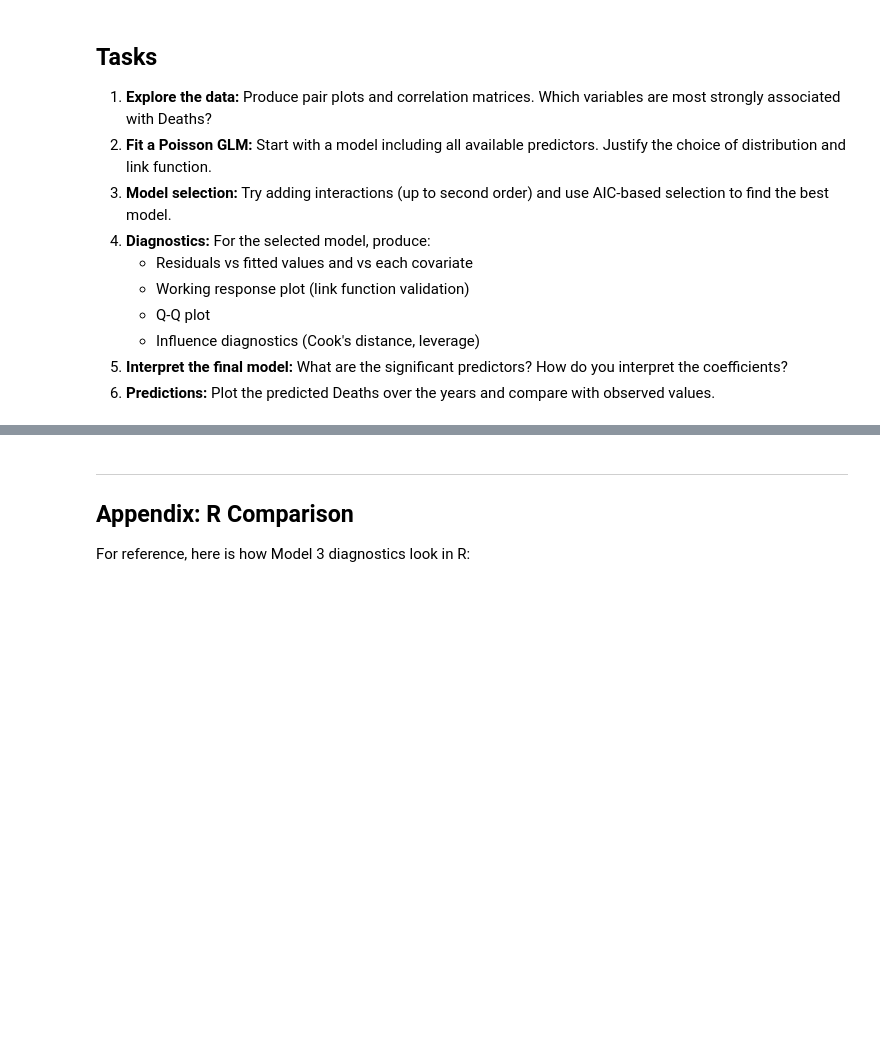
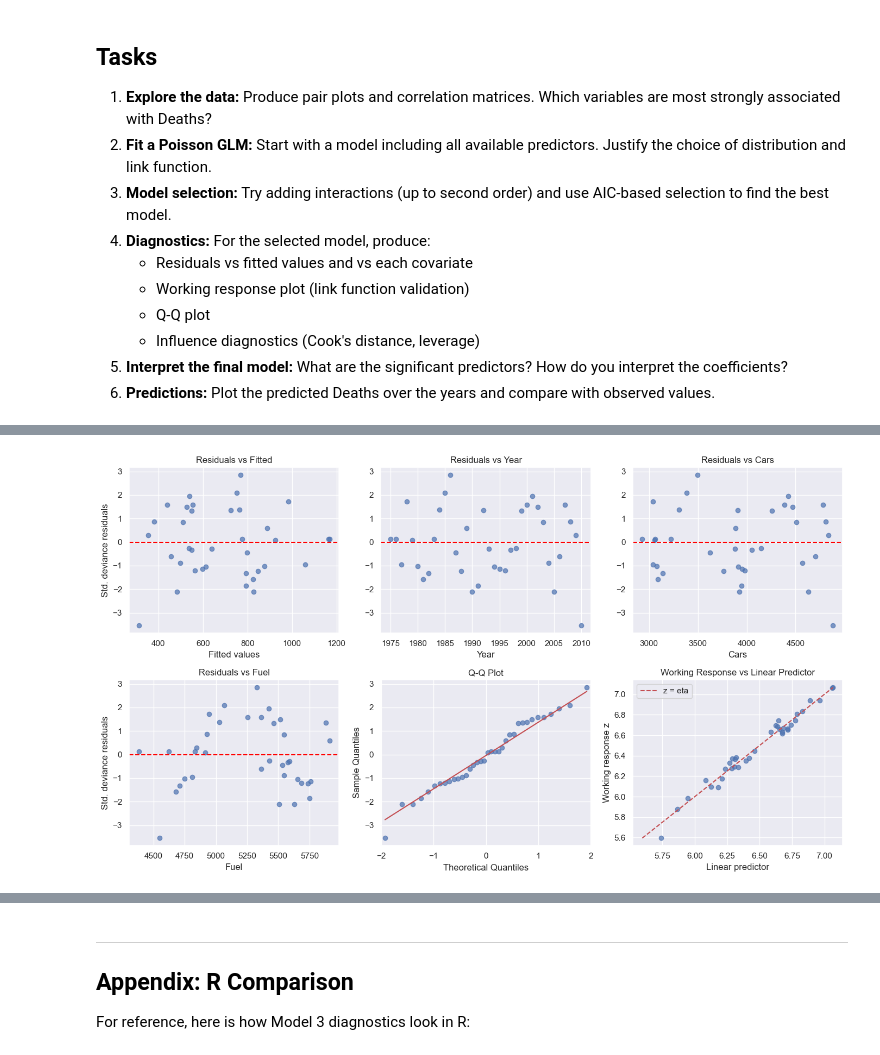
Before and after one commit to gulierus/ZLMA, a Jupyter notebook: 01ZLMA_ex05_GLM_model_diagnostics-2.ipynb, the cells around one changed output, grey strips where cells are left out. Saved outputs shown, nothing was run; the diff lists cells and outputs as text; code cells hidden in the pictures; blank space fills up the shorter version.

```diff
--- a/01ZLMA_ex05_GLM_model_diagnostics-2.ipynb
+++ b/01ZLMA_ex05_GLM_model_diagnostics-2.ipynb
@@ -1347,0 +1373,10 @@ plt.show()
+# %%
+# Your code here
+model1 = smf.glm(formula='Deaths ~ Year + Cars', data=cars, family=sm.families.Poisson(link=sm.families.links.Log())).fit()
+print(model1.summary())
+
+model2 = smf.glm(formula='Deaths ~ Year + Cars + Fuel', data=cars, family=sm.families.Poisson(link=sm.families.links.Log())).fit()
+print(model2.summary())
+
+model3 = smf.glm(formula='Deaths ~ Year + Cars + Fuel + Cars:Fuel', data=cars, family=sm.families.Poisson(link=sm.families.links.Log())).fit()
+print(model3.summary())
@@ -1347,0 +1409,70 @@ plt.show()
+# %%
+# Best model based on BIC — update best_model if needed
+best_model = model3
+
+fitted = best_model.fittedvalues
+influence = best_model.get_influence()
+hat = influence.hat_matrix_diag
+std_dev_resid = best_model.resid_deviance / np.sqrt(1 - hat)
+
+fig, axes = plt.subplots(2, 3, figsize=(14, 8))
+
+# Residuals vs Fitted
+axes[0, 0].scatter(fitted, std_dev_resid, alpha=0.7)
+axes[0, 0].axhline(0, color='red', linestyle='--')
+axes[0, 0].set_xlabel('Fitted values')
+axes[0, 0].set_ylabel('Std. deviance residuals')
+axes[0, 0].set_title('Residuals vs Fitted')
+
+# Residuals vs Year
+axes[0, 1].scatter(cars['Year'], std_dev_resid, alpha=0.7)
+axes[0, 1].axhline(0, color='red', linestyle='--')
+axes[0, 1].set_xlabel('Year')
+axes[0, 1].set_title('Residuals vs Year')
+
+# Residuals vs Cars
+axes[0, 2].scatter(cars['Cars'], std_dev_resid, alpha=0.7)
+axes[0, 2].axhline(0, color='red', linestyle='--')
+axes[0, 2].set_xlabel('Cars')
+axes[0, 2].set_title('Residuals vs Cars')
+
+# Residuals vs Fuel
+axes[1, 0].scatter(cars['Fuel'], std_dev_resid, alpha=0.7)
+axes[1, 0].axhline(0, color='red', linestyle='--')
+axes[1, 0].set_xlabel('Fuel')
+axes[1, 0].set_ylabel('Std. deviance residuals')
+axes[1, 0].set_title('Residuals vs Fuel')
+
+# Q-Q plot
+from statsmodels.graphics.gofplots import ProbPlot
+ProbPlot(std_dev_resid).qqplot(line='s', ax=axes[1, 1], alpha=0.7)
+axes[1, 1].set_title('Q-Q Plot')
+
+# Working response plot
+eta_hat = best_model.predict(linear=True)
+working_resid = best_model.resid_working
+z = eta_hat + working_resid
+axes[1, 2].scatter(eta_hat, z, alpha=0.7)
+lims = [min(eta_hat.min(), z.min()), max(eta_hat.max(), z.max())]
+axes[1, 2].plot(lims, lims, 'r--', label='z = eta')
+axes[1, 2].set_xlabel('Linear predictor')
+axes[1, 2].set_ylabel('Working response z')
+axes[1, 2].set_title('Working Response vs Linear Predictor')
+axes[1, 2].legend()
+
+plt.tight_layout()
+plt.show()
+
+# Cook's distance separately
+cooks = influence.cooks_distance[0]
+fig2, ax = plt.subplots(figsize=(10, 4))
+ax.stem(range(len(cooks)), cooks, markerfmt='bo', linefmt='b-', basefmt='k-')
+ax.axhline(4 / len(cooks), color='red', linestyle='--', label=f'4/n = {4/len(cooks):.3f}')
+ax.set_xlabel('Observation index')
+ax.set_ylabel("Cook's distance")
+ax.set_title("Influence: Cook's Distance")
+ax.legend()
+plt.tight_layout()
+plt.show()
+# %% [output]
+[figure, added]
```
Also changed, not shown: parts of 19 cells of this notebook, 2 other files.
